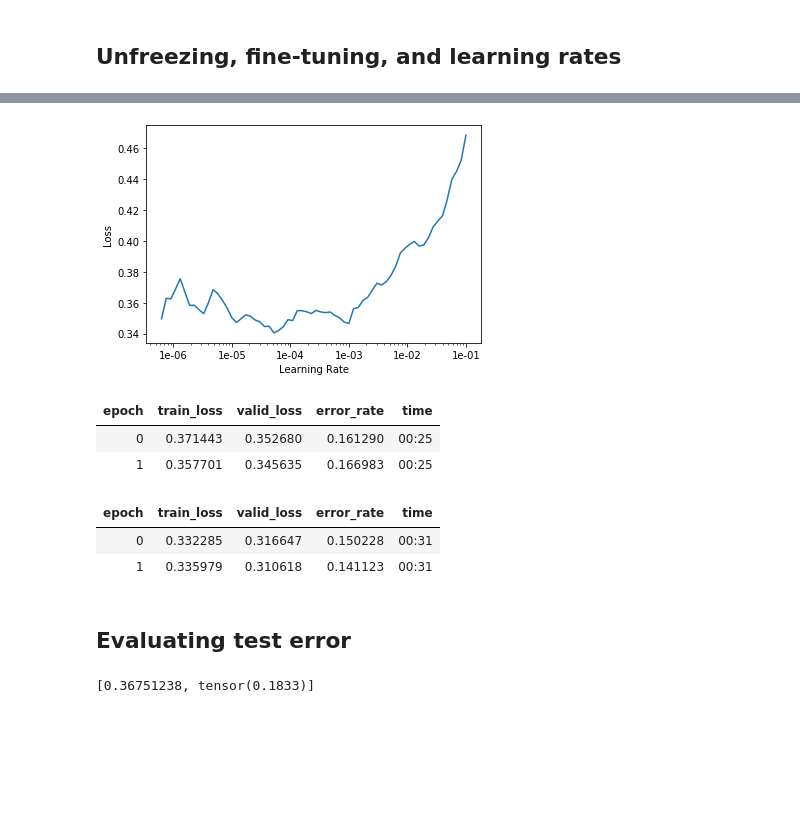
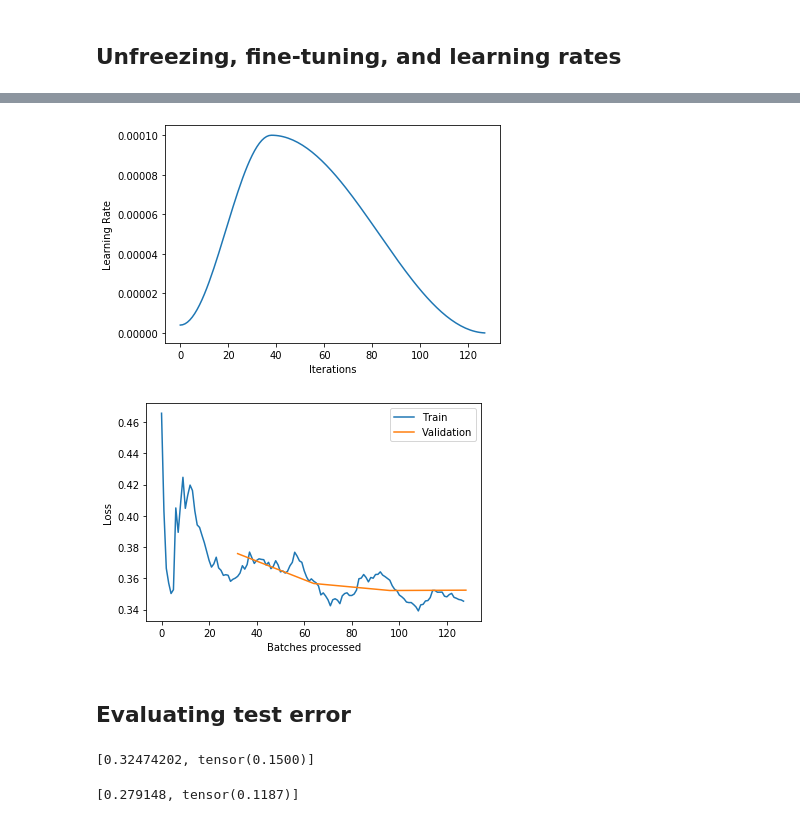
Before and after one commit to asteffen/mole-classification, a Jupyter notebook: mole_classification_fastai.ipynb, the cells around one changed output, grey strips where cells are left out. Cells and saved outputs as stored; diff of their text form; code cells hidden in the pictures; blank space fills up the shorter version.

Commit message:
cleanup, add plot_losses

```diff
--- a/mole_classification_fastai.ipynb
+++ b/mole_classification_fastai.ipynb
@@ -286,0 +228,3 @@ LR Finder is complete, type {learner_name}.recorder.plot() to see the graph.
+# %%
+learn.unfreeze()
+learn.fit_one_cycle(4, max_lr=slice(1e-6,1e-4))
@@ -287,20 +237,11 @@ LR Finder is complete, type {learner_name}.recorder.plot() to see the graph.
 # %%
-learn.recorder.plot()
+learn.recorder.plot_lr()
 # %% [output]
-[figure, old version]
+[figure, new version]
-# %%
-learn.unfreeze()
-learn.fit_one_cycle(2, max_lr=slice(1e-6,1e-4))
-# %% [output]
-| epoch | train_loss | valid_loss | error_rate | time |
-| 0 | 0.371443 | 0.352680 | 0.161290 | 00:25 |
-| 1 | 0.357701 | 0.345635 | 0.166983 | 00:25 |
-# %%
-learn.fit_one_cycle(2, max_lr=slice(1e-6,1e-4))
-# %% [output]
-| epoch | train_loss | valid_loss | error_rate | time |
-| 0 | 0.332285 | 0.316647 | 0.150228 | 00:31 |
-| 1 | 0.335979 | 0.310618 | 0.141123 | 00:31 |
+# %%
+learn.recorder.plot_losses()
+# %% [output]
+[figure, added]
 # %%
 learn.save('stage-2');
 # %% [markdown]
@@ -310,11 +251,22 @@ path = Path('/content/skin-cancer-data').resolve()
 data_test = (ImageList.from_folder(path)
         .split_by_folder(train='train', valid='test')
         .label_from_folder()
-        .transform()
         .databunch()
         .normalize()
        )
-# Return test set loss, error_rate
+# Return [loss, error_rate] for test set
 learn.validate(data_test.valid_dl)
 # %% [output]
-[0.36751238, tensor(0.1833)]
+[0.32474202, tensor(0.1500)]
+# %%
+path = Path('/content/skin-cancer-data').resolve()
+data_test = (ImageList.from_folder(path)
+        .split_by_folder(train='train', valid='train')
+        .label_from_folder()
+        .databunch()
+        .normalize()
+       )
+# Return [loss, error_rate] for train set
+learn.validate(data_test.valid_dl)
+# %% [output]
+[0.279148, tensor(0.1187)]
```
Also changed, not shown: parts of 18 cells of this notebook.
